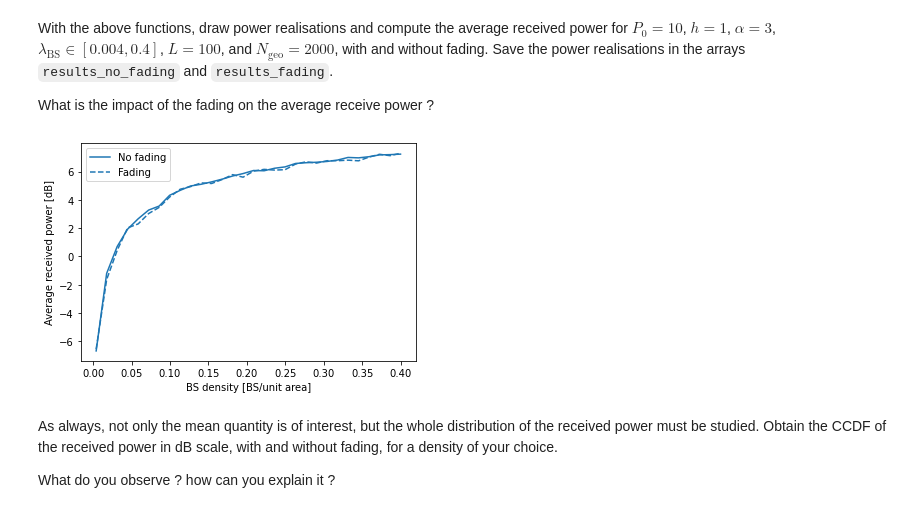
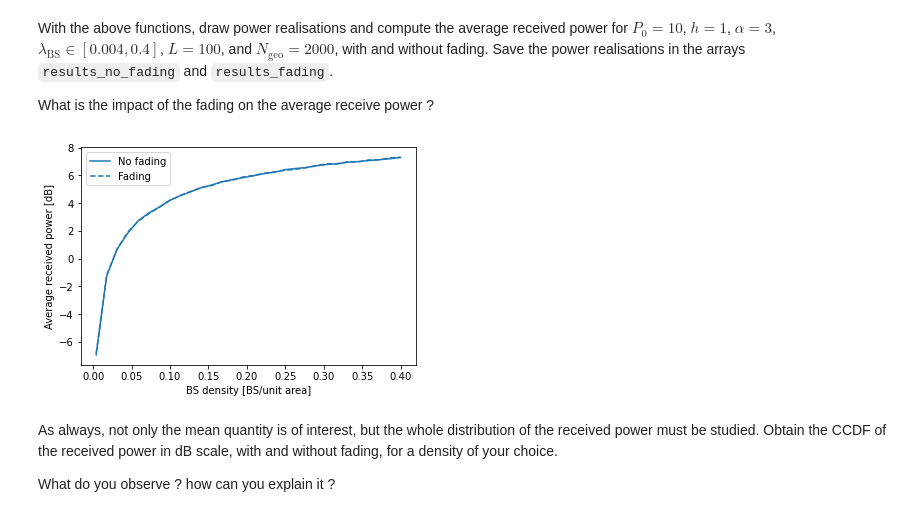
Before and after one commit to jeertmans/LELEC2796, a Jupyter notebook: project/Session-3.ipynb, the cells around one changed output. Drawn from its saved outputs; the diff is of its cells as text; code cells hidden in the pictures.

```diff
--- a/project/Session-3.ipynb
+++ b/project/Session-3.ipynb
@@ -69,7 +69,7 @@ def sample_PPP(lam: float = 0.03, L: float = 10.0) -> np.ndarray:
     """
     Samples points in a square of side L, using a PPP with parameter lam.
     """
-    points = np.random.rand(10, 2)  # Change me
+    #points = np.random.rand(10, 2)  # Change me
     # :START-REMOVE:
     N = np.random.poisson(lam * L**2)
     points_init = np.random.rand(N, 2)
@@ -112,7 +112,7 @@ What is the impact of the fading on the average receive power ?
 # %%
 # :START-REMOVE:
 alpha = 3.0
-N_geo = 2000
+N_geo = 20000
 P0 = 10
 h = 1
 L = 100
@@ -126,34 +126,34 @@ for n in range(N_lam):
     (results_no_fading[:, n],results_fading[:, n]) = draws_power_Rayleigh(
         lam_BS=lam,
         P0=P0,
         h=h,
         alpha=alpha,
         N_geo=N_geo,
         L=L
     )
 
 plt.figure()
 #
 (line,) = plt.plot(
         lambda_vec,
         10 * np.log10(np.mean(results_no_fading, axis=0)),
         "-",
         label=f"No fading",
     )
 plt.plot(
         lambda_vec,
         10 * np.log10(np.mean(results_fading, axis=0)),
         color=line.get_color(),
         linestyle="--",
         label=f"Fading",
     )
 
 plt.legend()
 plt.xlabel("BS density [BS/unit area]")
 plt.ylabel("Average received power [dB]");
 # :END-REMOVE:
 # %% [output]
-[figure, old version]
+[figure, new version]
 # %% [markdown]
 As always, not only the mean quantity is of interest, but the whole distribution of the received power must be studied. Obtain the CCDF of the received power in dB scale, with and without fading, for a density of your choice.
 
```
Also changed, not shown: parts of 36 cells of this notebook.
